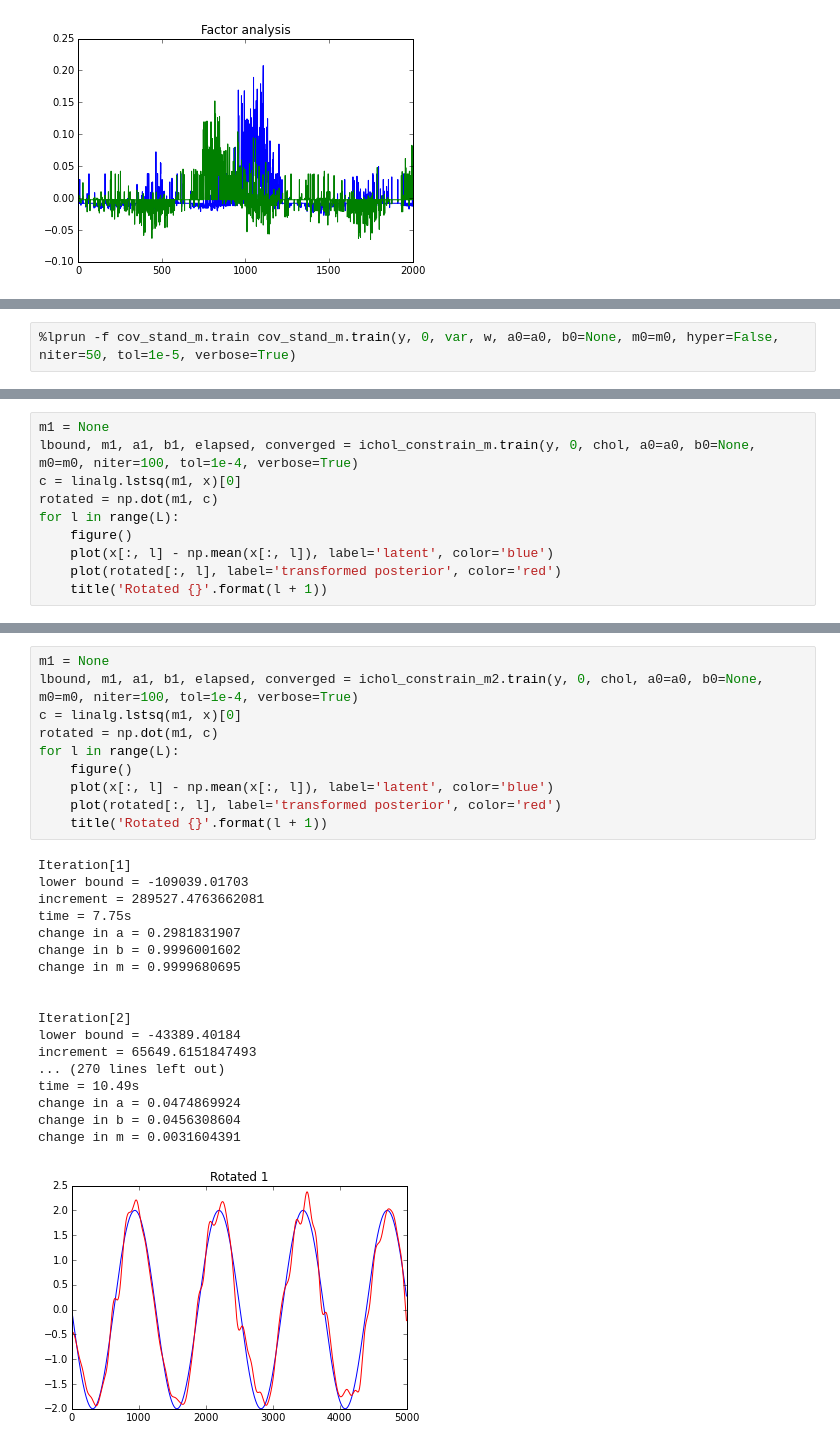
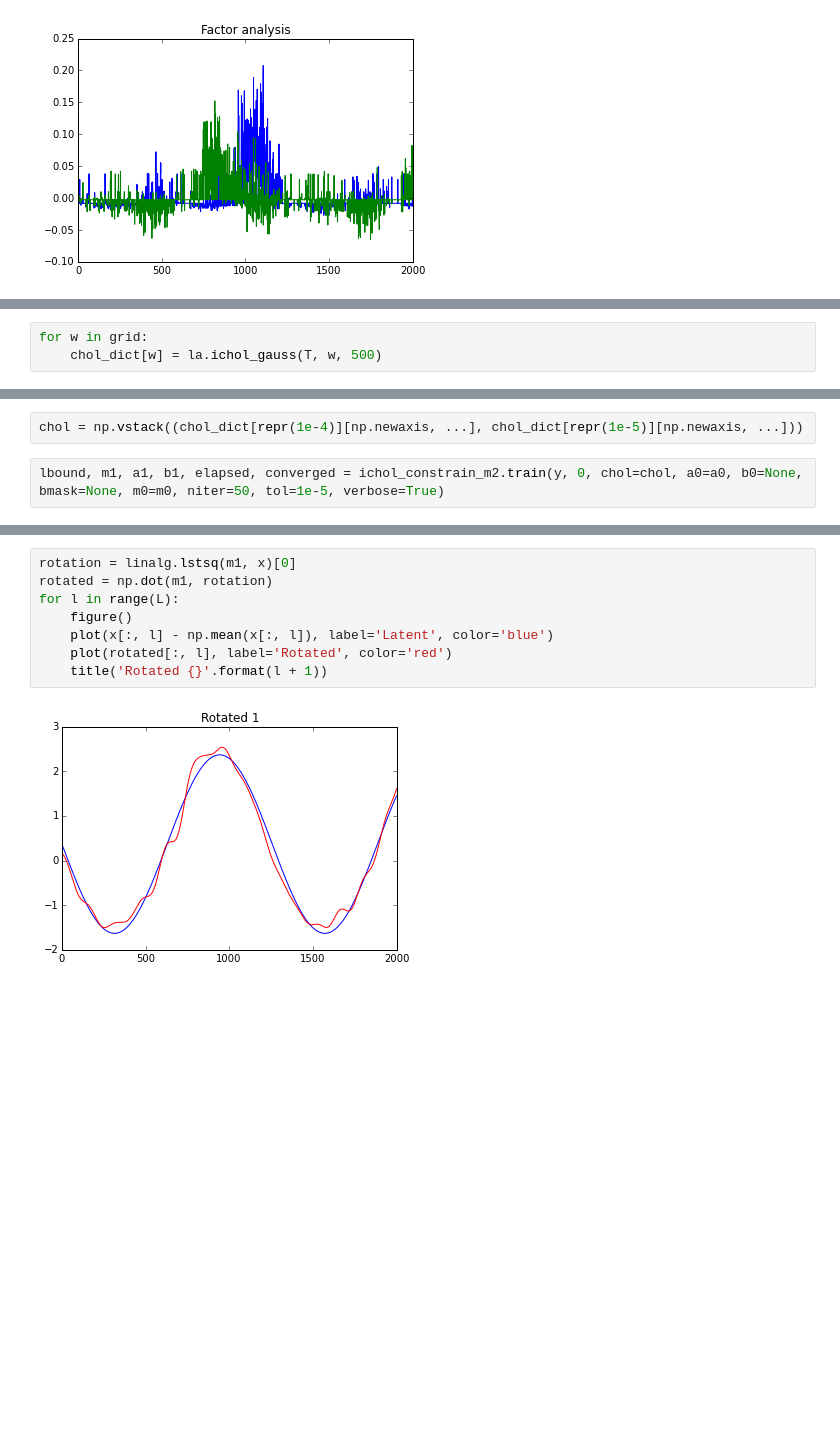
Before and after one commit to catniplab/vlgp, a Jupyter notebook: latent_only.ipynb, the cells around one changed output, grey strips where cells are left out. Saved outputs shown, nothing was run; the diff lists cells and outputs as text; blank space fills up the shorter version.

```diff
--- a/latent_only.ipynb
+++ b/latent_only.ipynb
@@ -159,0 +131,3 @@ KeyboardInterrupt:
+# %%
+for w in grid:
+    chol_dict[w] = la.ichol_gauss(T, w, 500)
@@ -160,4 +138,6 @@ KeyboardInterrupt:
+# %%
+chol = np.vstack((chol_dict[repr(1e-4)][np.newaxis, ...], chol_dict[repr(1e-5)][np.newaxis, ...]))
 # %%
-%lprun -f cov_stand_m.train cov_stand_m.train(y, 0, var, w, a0=a0, b0=None, m0=m0, hyper=False, niter=50, tol=1e-5, verbose=True)
+lbound, m1, a1, b1, elapsed, converged = ichol_constrain_m2.train(y, 0, chol=chol, a0=a0, b0=None, bmask=None, m0=m0, niter=50, tol=1e-5, verbose=True)
 # %% [output]
 Iteration[1]
@@ -223,10 +159,0 @@ True
-# %%
-m1 = None
-lbound, m1, a1, b1, elapsed, converged = ichol_constrain_m.train(y, 0, chol, a0=a0, b0=None, m0=m0, niter=100, tol=1e-4, verbose=True)
-c = linalg.lstsq(m1, x)[0]
-rotated = np.dot(m1, c)
-for l in range(L):
-    figure()
-    plot(x[:, l] - np.mean(x[:, l]), label='latent', color='blue')
-    plot(rotated[:, l], label='transformed posterior', color='red')
-    title('Rotated {}'.format(l + 1))
@@ -286,29 +166,10 @@ plot(r1)
 # %%
-m1 = None
-lbound, m1, a1, b1, elapsed, converged = ichol_constrain_m2.train(y, 0, chol, a0=a0, b0=None, m0=m0, niter=100, tol=1e-4, verbose=True)
-c = linalg.lstsq(m1, x)[0]
-rotated = np.dot(m1, c)
+rotation = linalg.lstsq(m1, x)[0]
+rotated = np.dot(m1, rotation)
 for l in range(L):
     figure()
-    plot(x[:, l] - np.mean(x[:, l]), label='latent', color='blue')
-    plot(rotated[:, l], label='transformed posterior', color='red')
+    plot(x[:, l] - np.mean(x[:, l]), label='Latent', color='blue')
+    plot(rotated[:, l], label='Rotated', color='red')
     title('Rotated {}'.format(l + 1))
 # %% [output]
-Iteration[1]
-lower bound = -109039.01703
-increment = 289527.4763662081
-time = 7.75s
-change in a = 0.2981831907
-change in b = 0.9996001602
-change in m = 0.9999680695
-
-
-Iteration[2]
-lower bound = -43389.40184
-increment = 65649.6151847493
-... (270 lines left out)
-time = 10.49s
-change in a = 0.0474869924
-change in b = 0.0456308604
-change in m = 0.0031604391
-[figure, old version]
+[figure, new version]
```
Also changed, not shown: parts of 32 cells of this notebook, 3 other files.
